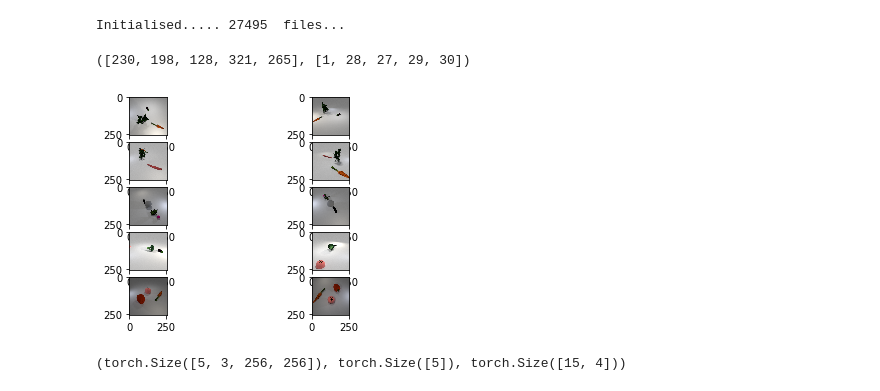
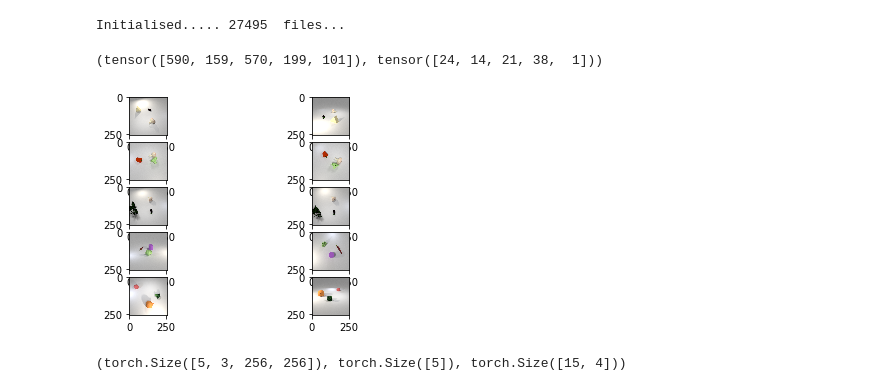
Before and after one commit to sakshamjindal/Non-Metric-3d-Representation, a Jupyter notebook: nbs/multiview-clevr.ipynb, the cells around one changed output. Saved outputs shown, nothing was run; the diff lists cells and outputs as text; code cells hidden in the pictures.

```diff
--- a/nbs/multiview-clevr.ipynb
+++ b/nbs/multiview-clevr.ipynb
@@ -98,8 +98,8 @@ def collate_boxes(data):
     object_boxes_q = torch.cat(boxes_q, dim=0)
     object_boxes_k = torch.cat(boxes_k, dim=0)
 
-    scene_num = (list(scene_num))
-    key_img_view = (list(key_img_view))
+    scene_num = torch.tensor(list(scene_num))
+    key_img_view = torch.tensor(list(key_img_view))
     pix_T_cams_raw = torch.stack(list(pix_T_cams_raw), dim=0)
     camR_T_origin_raw = torch.stack(list(camR_T_origin_raw), dim=0)
     origin_T_camXs_raw = torch.stack(list(origin_T_camXs_raw), dim=0)
@@ -107,8 +107,8 @@ def collate_boxes(data):
 
 
     metadata = {"scene_number":scene_num, "key_image_index":key_img_view, "pix_T_cams_raw":torch.tensor(pix_T_cams_raw).cuda(), "camR_T_origin_raw":torch.tensor(camR_T_origin_raw).cuda(), "origin_T_camXs_raw":torch.tensor(origin_T_camXs_raw).cuda(), "rel_viewpoint":torch.tensor(gt_egomotion).cuda()}
-    feed_dict_q = {"images":query_image, "objects":num_boxes_q, "objects_boxes":torch.tensor(object_boxes_q).cuda()}
-    feed_dict_k = {"images":key_image, "objects":num_boxes_k, "objects_boxes":torch.tensor(object_boxes_k).cuda()}
+    feed_dict_q = {"images":torch.tensor(query_image).cuda(), "objects":num_boxes_q, "objects_boxes":torch.tensor(object_boxes_q).cuda()}
+    feed_dict_k = {"images":torch.tensor(key_image).cuda(), "objects":num_boxes_k, "objects_boxes":torch.tensor(object_boxes_k).cuda()}
 
 
     return feed_dict_q, feed_dict_k, metadata
@@ -237,14 +237,14 @@ for b in train_loader:
 # %%
 metadata['scene_number'], metadata['key_image_index']
 # %% [output]
-([230, 198, 128, 321, 265], [1, 28, 27, 29, 30])
+(tensor([590, 159, 570, 199, 101]), tensor([24, 14, 21, 38,  1]))
 # %%
 f, axarr = plt.subplots(5,2)
 for row in range(5):
-    axarr[row,0].imshow(feed_dict_q['images'][row].permute(1,2,0))
-    axarr[row,1].imshow(feed_dict_k['images'][row].permute(1,2,0))
+    axarr[row,0].imshow(feed_dict_q['images'][row].detach().cpu().permute(1,2,0))
+    axarr[row,1].imshow(feed_dict_k['images'][row].detach().cpu().permute(1,2,0))
 # %% [output]
-[figure, old version]
+[figure, new version]
 # %%
 feed_dict_q['images'].shape, feed_dict_q['objects'].shape, feed_dict_q['objects_boxes'].shape
 # %% [output]
```
Also changed, not shown: 12 other files.
